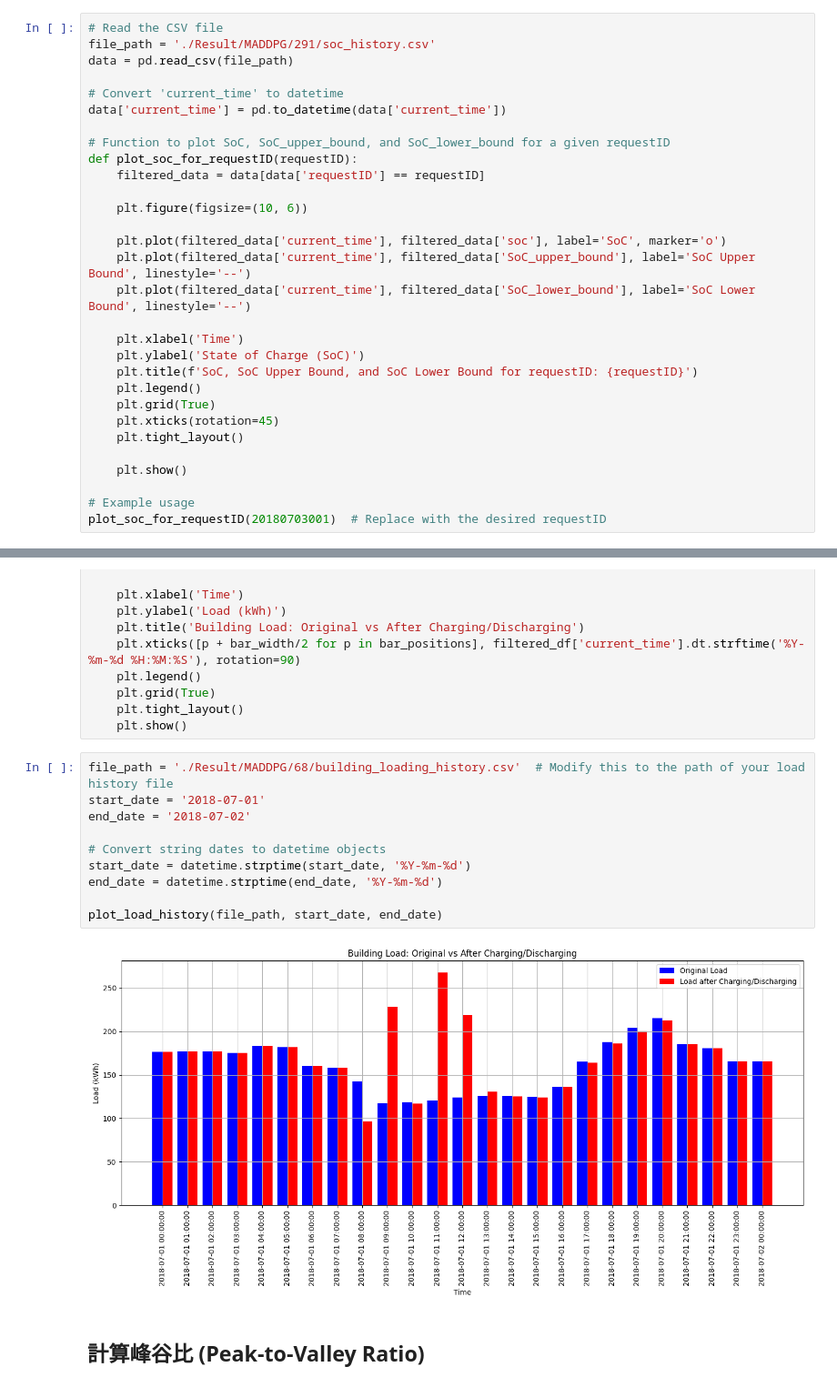
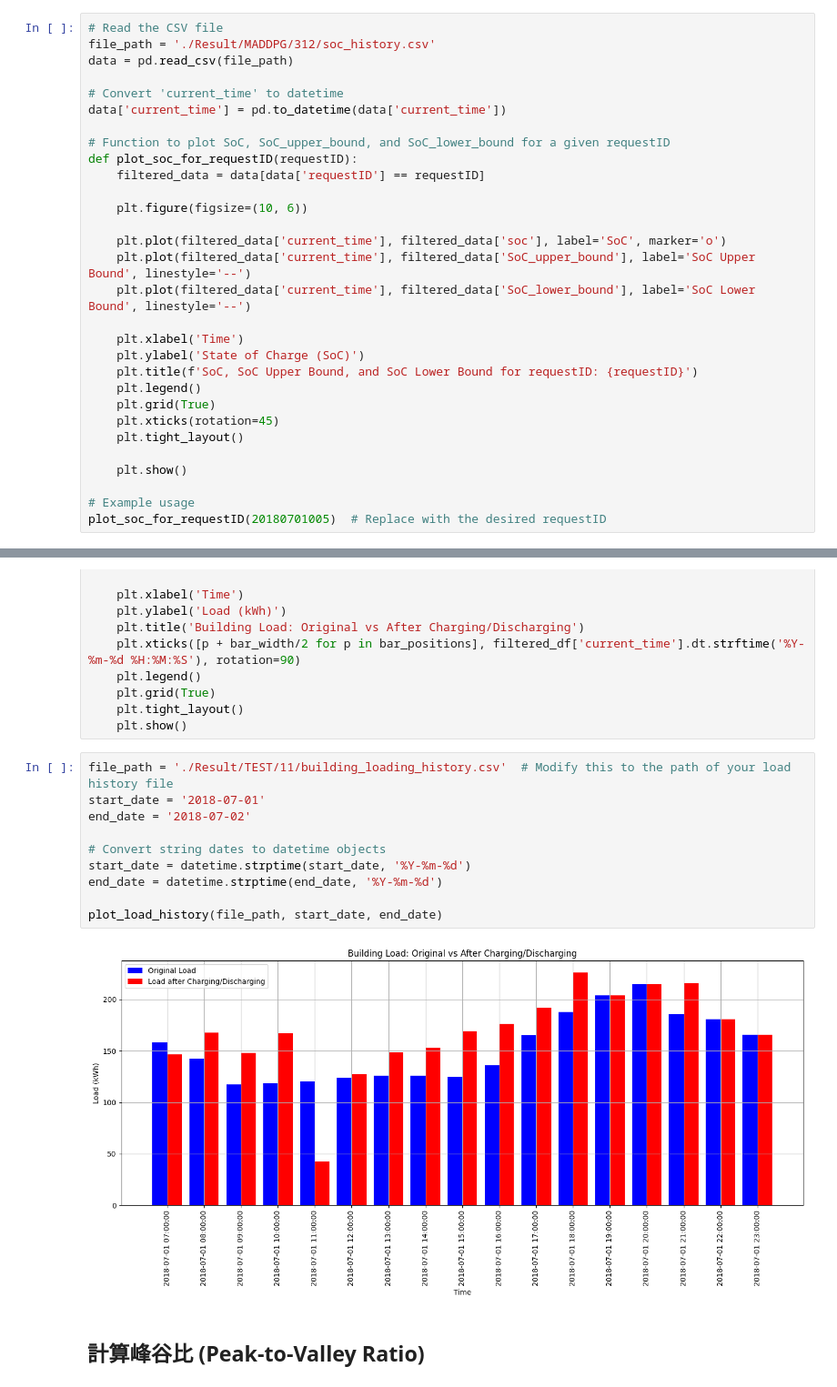
Before and after one commit to carlwang49/MY_WORK, a Jupyter notebook: Evaluation.ipynb, the cells around one changed output, grey strips where cells are left out. Shown at 91% size. Drawn from its saved outputs; the diff is of its cells as text.

```diff
--- a/Evaluation.ipynb
+++ b/Evaluation.ipynb
@@ -43,7 +43,7 @@ plot_soc_for_requestID(20180701004)  # Replace with the desired requestID
 ## MARL 充電/放電結果
 # %%
 # Read the CSV file
-file_path = './Result/MADDPG/291/soc_history.csv'
+file_path = './Result/MADDPG/312/soc_history.csv'
 data = pd.read_csv(file_path)
 
 # Convert 'current_time' to datetime
@@ -70,5 +70,5 @@ def plot_soc_for_requestID(requestID):
     plt.show()
 
 # Example usage
-plot_soc_for_requestID(20180703001)  # Replace with the desired requestID
+plot_soc_for_requestID(20180701005)  # Replace with the desired requestID
 # %% [output]
@@ -101,17 +101,17 @@ def plot_load_history(file_path, start_date, end_date):
     plt.tight_layout()
     plt.show()
 # %%
-file_path = './Result/MADDPG/68/building_loading_history.csv'  # Modify this to the path of your load history file
+file_path = './Result/TEST/11/building_loading_history.csv'  # Modify this to the path of your load history file
 start_date = '2018-07-01'
 end_date = '2018-07-02'
 
 # Convert string dates to datetime objects
 start_date = datetime.strptime(start_date, '%Y-%m-%d')
 end_date = datetime.strptime(end_date, '%Y-%m-%d')
 
 plot_load_history(file_path, start_date, end_date)
 # %% [output]
-[figure, old version]
+[figure, new version]
 # %% [markdown]
 ## 計算峰谷比 (Peak-to-Valley Ratio)
 # %%
```
Also changed, not shown: parts of 7 cells of this notebook, 15 other files.
